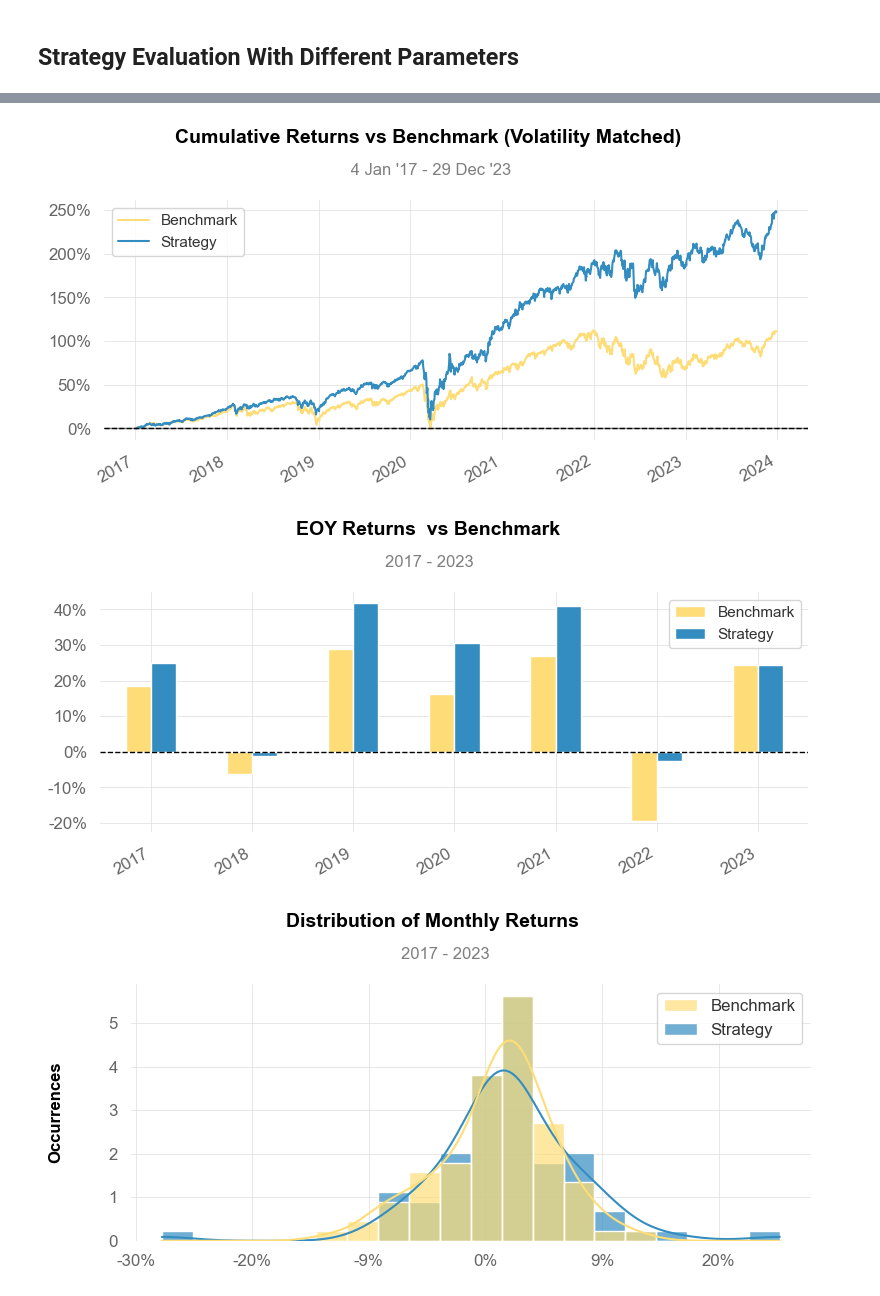
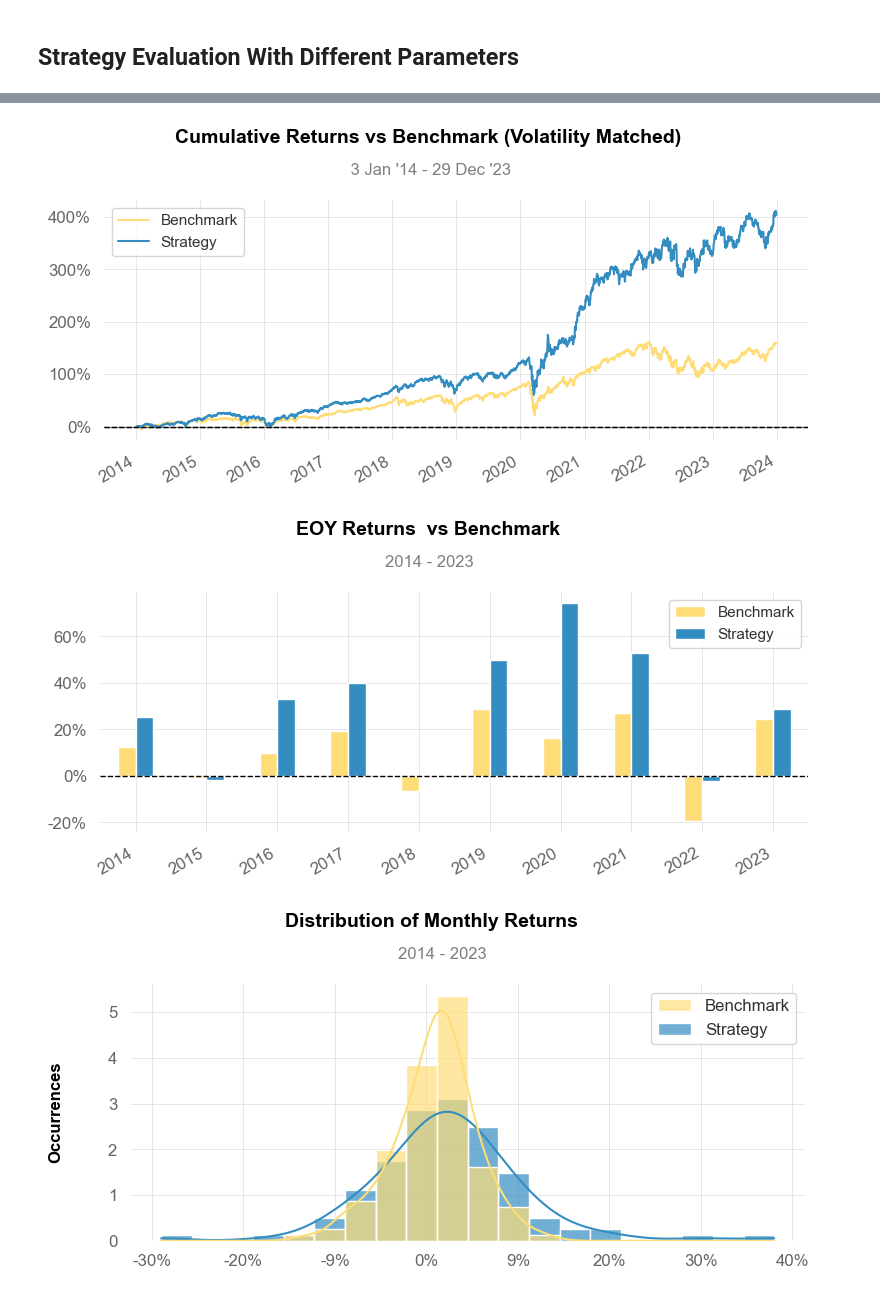
Before and after one commit to ben-marconi/LowVolatilityEffect, a Jupyter notebook: strategy.ipynb, the cells around one changed output, grey strips where cells are left out. Drawn from its saved outputs; the diff is of its cells as text; code cells hidden in the pictures.

```diff
--- a/strategy.ipynb
+++ b/strategy.ipynb
@@ -26,7 +26,7 @@ def get_tickers(filepath, start_date = "2014-01-01"):
 ### Function to get Least volatile stocks given a dataframe with Adjusted Close prices of multiple Stocks
 # %%
 # Define a function to get the n% least volatile stocks in a DataFrame over the past t months
-def get_n_volatile(stock_data, date, t = 6, n = 10, type = "least"):
+def get_n_volatile(stock_data, date, t = 36, n = 10, type = "least"):
     date = pd.to_datetime(date)
     start_date = date - pd.DateOffset(months=t)
     data = stock_data.copy()[start_date:date]
@@ -43,7 +43,7 @@ def get_n_volatile(stock_data, date, t = 6, n = 10, type = "least"):
 def construct_portfolio(stock_data, start_date = "2021-01-01", end_date = "2023-12-15", percentage_of_all_stocks_to_buy = 0.1):
     portfolio = pd.DataFrame(data = np.zeros([len(stock_data),len(stock_data.columns)]), index = stock_data.index, columns=stock_data.columns)
     num_stocks = int(stock_data.shape[1] // (1 / percentage_of_all_stocks_to_buy))
-    weight = 1 / (2 * num_stocks)
+    weight = 1 / (1 * num_stocks)
     start_date = pd.to_datetime(start_date)
     end_date = pd.to_datetime(end_date)
     current_month = start_date.month - 1
@@ -52,8 +52,8 @@ def construct_portfolio(stock_data, start_date = "2021-01-01", end_date = "2023-
             long_stocks = get_n_volatile(stock_data = stock_data, date = date, n = num_stocks)
             short_stocks = get_n_volatile(stock_data = stock_data, date = date, n = num_stocks, type = "most")
             current_month = date.month
-        for ticker in long_stocks:
-            portfolio.loc[date, ticker] = +weight
+        # for ticker in long_stocks:
+        #     portfolio.loc[date, ticker] = -weight
         for ticker in short_stocks:
             portfolio.loc[date, ticker] = weight
     return portfolio[start_date : end_date]
@@ -169,7 +167,7 @@ Failed to get ticker 'BRK.B' reason: HTTPSConnectionPool(host='fc.yahoo.com', po
 # Running the Strategy
 # %%
 # Run the strategy
-start_date = "2017-01-01"
+start_date = "2014-01-01"
 end_date = "2024-01-01"
 index = yf.download(index_ticker, start_date, end_date)['Adj Close']
 portfolio = construct_portfolio(stock_data, start_date = start_date, end_date = end_date, percentage_of_all_stocks_to_buy = 0.1)
@@ -183,11 +181,11 @@ returns = backtest(stock_data, portfolio, index, start_date = start_date, end_da
 # %%
 returns['daily_returns'].index = pd.to_datetime(returns['daily_returns'].index)
 qs.reports.metrics(returns=returns['daily_returns'],
-                benchmark="SPY",
+                benchmark=index_ticker,
                 mode = "basic",
                 title='Low Volatility Strategy vs. Index')
 qs.reports.plots(returns=returns['daily_returns'],
-                benchmark="SPY",
+                benchmark=index_ticker,
                 mode = "full",
                 output='report.html')
 # %% [output]
@@ -213,3 +211,3 @@ Serenity Index      0.71               2.44
-[figure, old version]
+[figure, new version]
-[figure, old version]
+[figure, new version]
-[figure, old version]
+[figure, new version]
```
Also changed, not shown: parts of 2 cells of this notebook.
